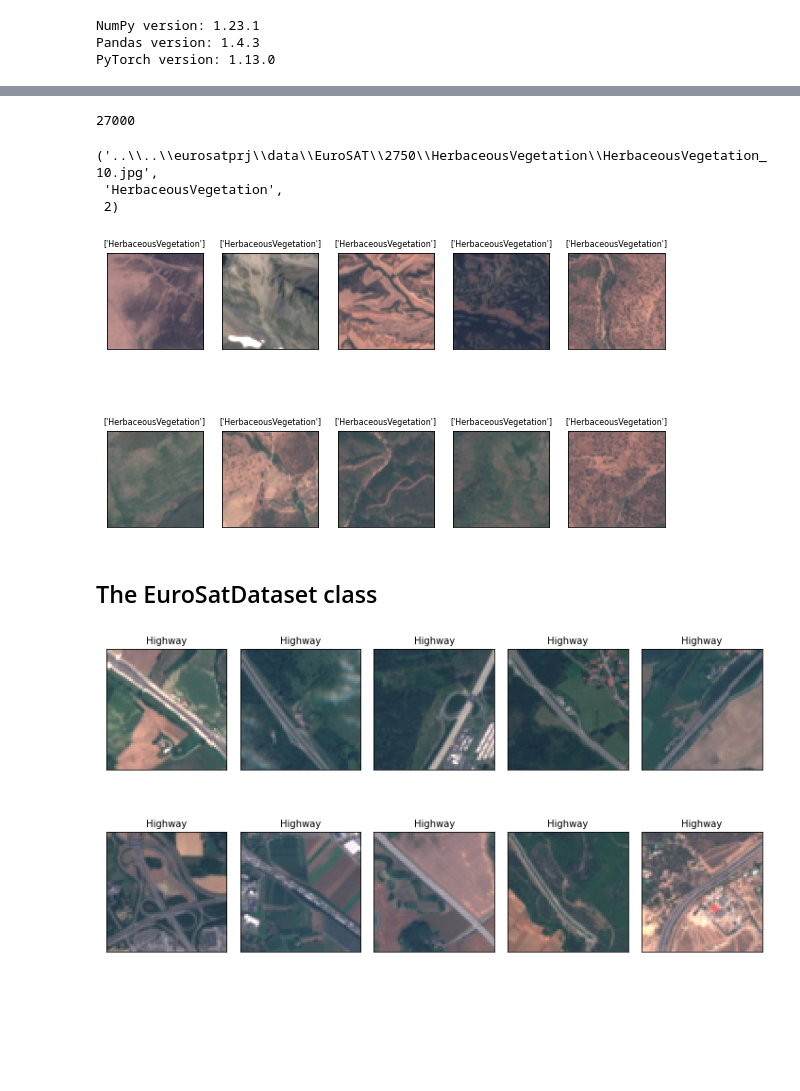
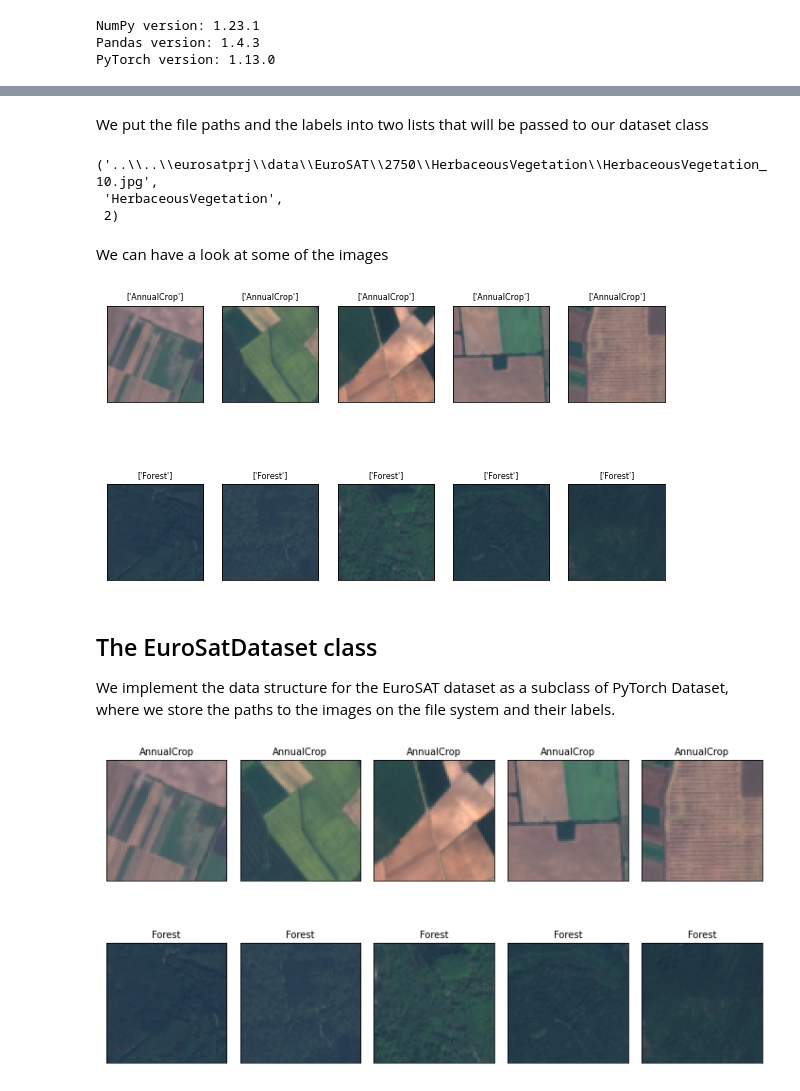
Before and after one commit to luigiselmi/dlwpt_nb, a Jupyter notebook: pml3/eurosat_images_classification.ipynb, the cells around one changed output, grey strips where cells are left out. Drawn from its saved outputs; the diff is of its cells as text; code cells hidden in the pictures; blank space fills up the shorter version.

```diff
--- a/pml3/eurosat_images_classification.ipynb
+++ b/pml3/eurosat_images_classification.ipynb
@@ -55,10 +55,8 @@ print('Total number of files: {0:d}'.format(tot))
 ..\..\eurosatprj\data\EuroSAT\2750\SeaLake
 3000
 Total number of files: 27000
-# %%
-len(file_list)
-# %% [output]
-27000
+# %% [markdown]
+We put the file paths and the labels into two lists that will be passed to our dataset class
 # %%
 import re
 
@@ -73,13 +71,15 @@ file_list[6001], labels[6001], num_labels[6001]
 ('..\\..\\eurosatprj\\data\\EuroSAT\\2750\\HerbaceousVegetation\\HerbaceousVegetation_10.jpg',
  'HerbaceousVegetation',
  2)
+# %% [markdown]
+We can have a look at some of the images
 # %%
 from itertools import islice
 from PIL import Image
 
 fig = plt.figure(figsize=(10, 6))
-start = 6000
-stop = 6010
+start = 2995
+stop = 3005
 for i, image in islice(enumerate(file_list), start, stop):
     ax = fig.add_subplot(2, 5, i - start + 1)
     ax.set_xticks([]); ax.set_yticks([])
@@ -90,9 +90,10 @@ for i, image in islice(enumerate(file_list), start, stop):
     img = Image.open(image)
     ax.imshow(img)
 # %% [output]
-[figure, old version]
+[figure, new version]
 # %% [markdown]
 ## The EuroSatDataset class
+We implement the data structure for the EuroSAT dataset as a subclass of PyTorch Dataset, where we store the paths to the images on the file system and their labels.
 # %%
 from torch.utils.data import Dataset
 from torchvision.io import read_image
@@ -124,16 +125,16 @@ transform = transforms.Compose([
 # %%
 eurosat_dataset = EuroSatDataset(file_list, labels)
 # %%
-start = 9000
-stop = 9010
+start = 2995
+stop = 3005
 fig = plt.figure(figsize=(10, 6))
 for i, example in islice(enumerate(eurosat_dataset), start, stop):
     ax = fig.add_subplot(2, 5, i - start + 1)
     ax.set_xticks([]); ax.set_yticks([])
     ax.imshow(example[0].numpy().transpose((1, 2, 0)))
     ax.set_title(f'{example[1]}', size=10)
 
 plt.tight_layout()
 plt.show()
 # %% [output]
-[figure, old version]
+[figure, new version]
```
Also changed, not shown: parts of 11 cells of this notebook.
